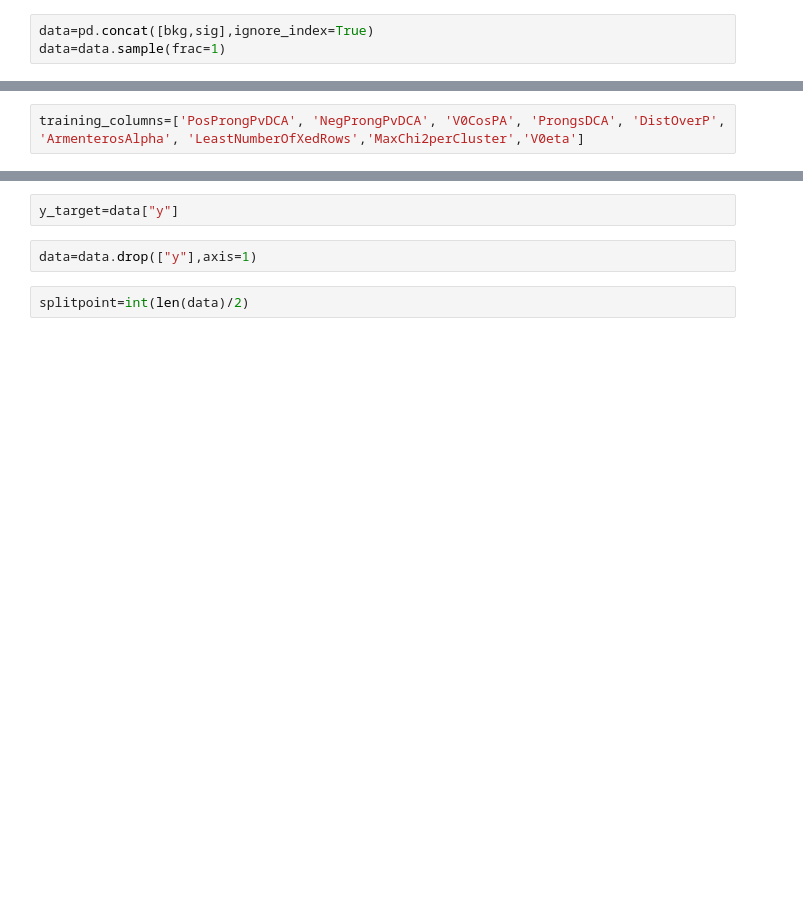
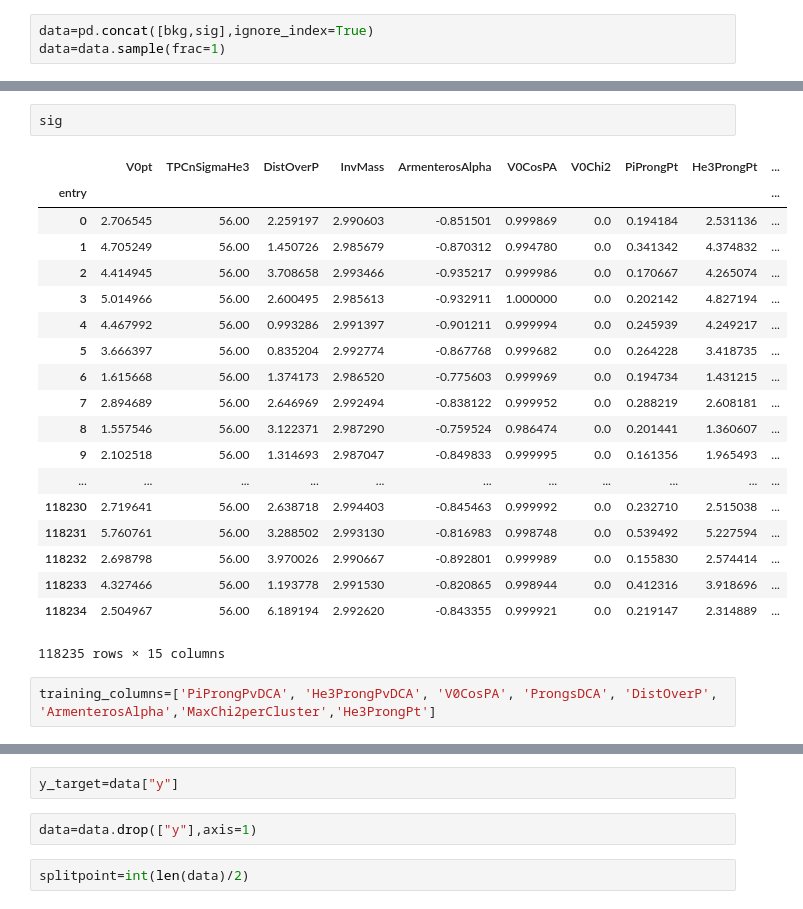
Before and after one commit to pfecchio/HypertritonML, a Jupyter notebook: Hypertriton2Body/Parameters_Optimization.ipynb, the cells around one changed output, grey strips where cells are left out. Cells and saved outputs as stored; diff of their text form; blank space fills up the shorter version.

```diff
--- a/Hypertriton2Body/Parameters_Optimization.ipynb
+++ b/Hypertriton2Body/Parameters_Optimization.ipynb
@@ -50,5 +38,27 @@ data.head()
+# %%
+sig
+# %% [output]
+|  | V0pt | TPCnSigmaHe3 | DistOverP | InvMass | ArmenterosAlpha | V0CosPA | V0Chi2 | PiProngPt | He3ProngPt | ... |
+| entry |  |  |  |  |  |  |  |  |  | ... |
+| 0 | 2.706545 | 56.00 | 2.259197 | 2.990603 | -0.851501 | 0.999869 | 0.0 | 0.194184 | 2.531136 | ... |
+| 1 | 4.705249 | 56.00 | 1.450726 | 2.985679 | -0.870312 | 0.994780 | 0.0 | 0.341342 | 4.374832 | ... |
+| 2 | 4.414945 | 56.00 | 3.708658 | 2.993466 | -0.935217 | 0.999986 | 0.0 | 0.170667 | 4.265074 | ... |
+| 3 | 5.014966 | 56.00 | 2.600495 | 2.985613 | -0.932911 | 1.000000 | 0.0 | 0.202142 | 4.827194 | ... |
+| 4 | 4.467992 | 56.00 | 0.993286 | 2.991397 | -0.901211 | 0.999994 | 0.0 | 0.245939 | 4.249217 | ... |
+| 5 | 3.666397 | 56.00 | 0.835204 | 2.992774 | -0.867768 | 0.999682 | 0.0 | 0.264228 | 3.418735 | ... |
+| 6 | 1.615668 | 56.00 | 1.374173 | 2.986520 | -0.775603 | 0.999969 | 0.0 | 0.194734 | 1.431215 | ... |
+| 7 | 2.894689 | 56.00 | 2.646969 | 2.992494 | -0.838122 | 0.999952 | 0.0 | 0.288219 | 2.608181 | ... |
+| 8 | 1.557546 | 56.00 | 3.122371 | 2.987290 | -0.759524 | 0.986474 | 0.0 | 0.201441 | 1.360607 | ... |
+| 9 | 2.102518 | 56.00 | 1.314693 | 2.987047 | -0.849833 | 0.999995 | 0.0 | 0.161356 | 1.965493 | ... |
+| ... | ... | ... | ... | ... | ... | ... | ... | ... | ... | ... |
+| 118230 | 2.719641 | 56.00 | 2.638718 | 2.994403 | -0.845463 | 0.999992 | 0.0 | 0.232710 | 2.515038 | ... |
+| 118231 | 5.760761 | 56.00 | 3.288502 | 2.993130 | -0.816983 | 0.998748 | 0.0 | 0.539492 | 5.227594 | ... |
+| 118232 | 2.698798 | 56.00 | 3.970026 | 2.990667 | -0.892801 | 0.999989 | 0.0 | 0.155830 | 2.574414 | ... |
+| 118233 | 4.327466 | 56.00 | 1.193778 | 2.991530 | -0.820865 | 0.998944 | 0.0 | 0.412316 | 3.918696 | ... |
+| 118234 | 2.504967 | 56.00 | 6.189194 | 2.992620 | -0.843355 | 0.999921 | 0.0 | 0.219147 | 2.314889 | ... |
+118235 rows × 15 columns
 # %%
-training_columns=['PosProngPvDCA', 'NegProngPvDCA', 'V0CosPA', 'ProngsDCA', 'DistOverP', 'ArmenterosAlpha', 'LeastNumberOfXedRows','MaxChi2perCluster','V0eta']
+training_columns=['PiProngPvDCA', 'He3ProngPvDCA', 'V0CosPA', 'ProngsDCA', 'DistOverP', 'ArmenterosAlpha','MaxChi2perCluster','He3ProngPt']
 # %%
 plot_distr(data,training_columns+['InvMass'])
 # %% [output]
```
Also changed, not shown: parts of 8 cells of this notebook, 3 other files.
